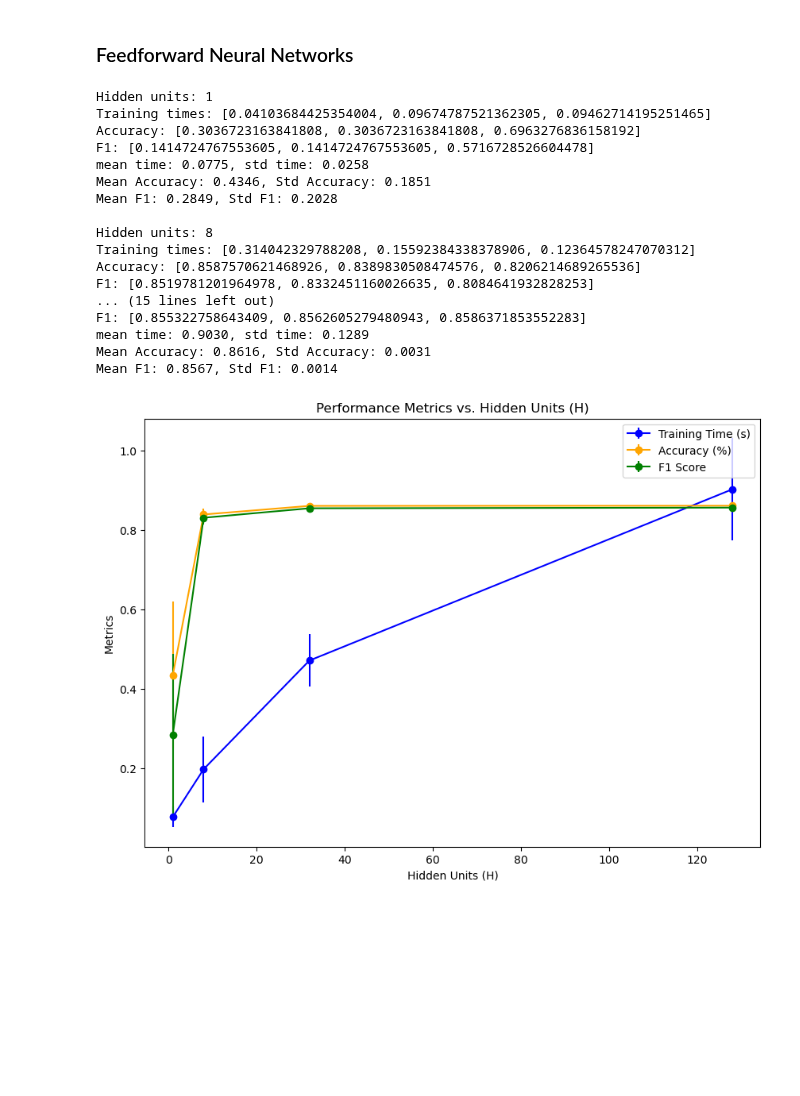
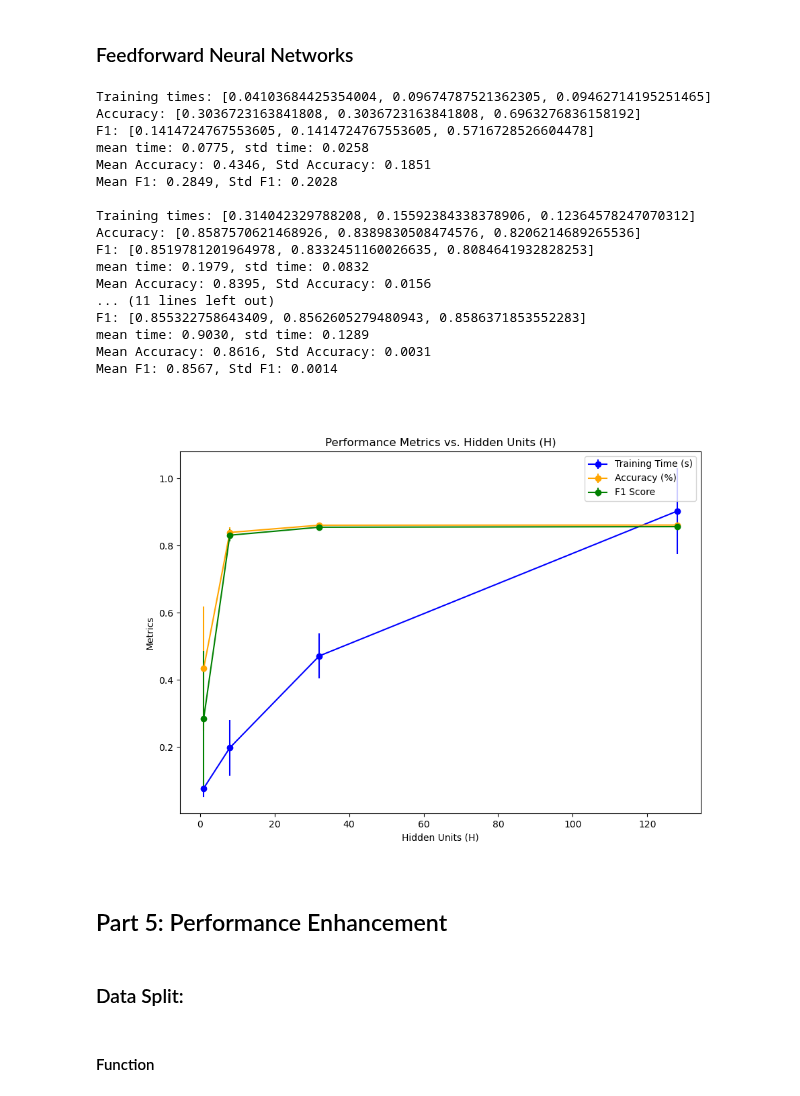
Before and after one commit to MelchizedekM/COMP4211, a Jupyter notebook: PA1/pa1.ipynb, the cells around one changed output. Drawn from its saved outputs; the diff is of its cells as text; code cells hidden in the pictures; blank space fills up the shorter version.

Commit message:
part 5 1

```diff
--- a/PA1/pa1.ipynb
+++ b/PA1/pa1.ipynb
@@ -438,6 +452,8 @@ Validation R^2 score: 0.007215904460342593
 if running_index == 6:
     train_model(X_train, y_train, X_test, y_test, running_index)
     running_index = running_index + 1
+    if exist_index == -1:
+        running_index = -1
 else:
     # print the result from the saved model
     with open('./result/regression/model7.txt', 'r') as f:
@@ -503,6 +519,8 @@ if running_index == 7:
         pickle.dump(lm_8, f)
 
     running_index = running_index + 1
+    if exist_index == -1:
+        running_index = -1
 else:
     # print the result from the saved model
     with open('./result/regression/model8.txt', 'r') as f:
@@ -616,6 +634,8 @@ if running_index == 8:
     plt.show()
 
     running_index = running_index + 1
+    if exist_index == -1:
+        running_index = -1
 
 else:
     image_path = './pic/R2_Score_vs_Hidden_Units.png'
@@ -764,6 +784,9 @@ if running_index == 9:
 
     running_index = running_index + 1
 
+    if exist_index == -1:
+        running_index = -1
+
 else:
     for n in range(8):
         with open(f'./result/classification/model10_set{n}.txt', 'r', encoding='utf-8') as f:
@@ -957,34 +980,41 @@ if running_index == 11:
 
             ax.legend()
 
             fig.savefig('./pic/Combined_Performance_vs_H.png')
 
         running_index = running_index + 1
 
+        if exist_index == -1:
+            running_index = -1
+
 else:
     for h in hidden_units:
         with open(f'./result/classification/model12_H{h}.txt', 'r') as f:
             print(f.read())
 
     image_path = './pic/Combined_Performance_vs_H.png'
 
     display(Image(filename=image_path))
 # %% [output]
-Hidden units: 1
 Training times: [0.04103684425354004, 0.09674787521362305, 0.09462714195251465]
 Accuracy: [0.3036723163841808, 0.3036723163841808, 0.6963276836158192]
 F1: [0.1414724767553605, 0.1414724767553605, 0.5716728526604478]
 mean time: 0.0775, std time: 0.0258
 Mean Accuracy: 0.4346, Std Accuracy: 0.1851
 Mean F1: 0.2849, Std F1: 0.2028
 
-Hidden units: 8
 Training times: [0.314042329788208, 0.15592384338378906, 0.12364578247070312]
 Accuracy: [0.8587570621468926, 0.8389830508474576, 0.8206214689265536]
 F1: [0.8519781201964978, 0.8332451160026635, 0.8084641932828253]
-... (15 lines left out)
+mean time: 0.1979, std time: 0.0832
+Mean Accuracy: 0.8395, Std Accuracy: 0.0156
+... (11 lines left out)
 F1: [0.855322758643409, 0.8562605279480943, 0.8586371853552283]
 mean time: 0.9030, std time: 0.1289
 Mean Accuracy: 0.8616, Std Accuracy: 0.0031
 Mean F1: 0.8567, Std F1: 0.0014
-[figure, old version]
+[figure, new version]
+# %% [markdown]
+## Part 5: Performance Enhancement
+# %% [markdown]
+### Data Split:
@@ -990,0 +1028,2 @@ Mean F1: 0.8567, Std F1: 0.0014
+# %% [markdown]
+#### Function
```
Also changed, not shown: parts of 17 cells of this notebook, 1 other file.
